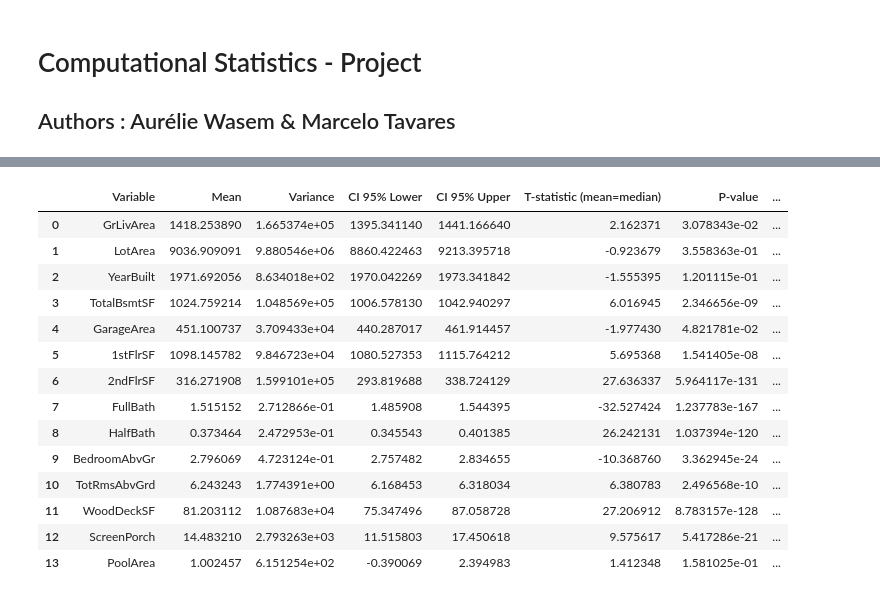
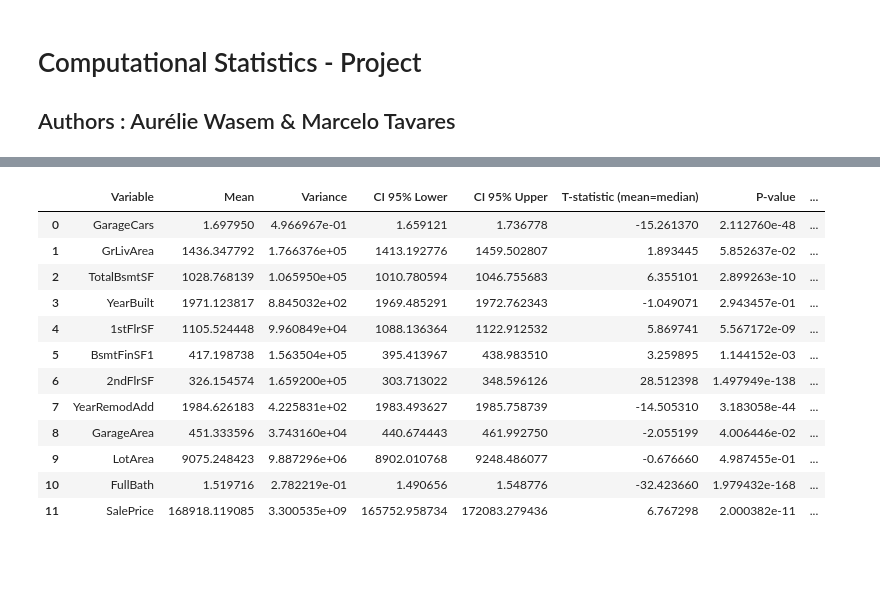
Before and after one commit to decimoplays/CStat-Project, a Jupyter notebook: cstat-project.ipynb, the cells around one changed output, grey strips where cells are left out. Cells and saved outputs as stored; diff of their text form; code cells hidden in the pictures; blank space fills up the shorter version.

```diff
--- a/cstat-project.ipynb
+++ b/cstat-project.ipynb
@@ -81,13 +213,14 @@ def detect_outliers_iqr(data):
 
 # Stocker les seuils pour chaque variable
 outlier_bounds = []
-outlier_filtered_df = train_df.copy()
+outlier_filtered_df = top_features_df.copy()
 
-for var in lst:
-    # MARCELO: ajouté OverallQual car c'est une variable catégorielle
-    if var == 'PoolArea' or var == 'ScreenPorch' or var == 'OverallQual':
+for var in top_features_df.columns:
+    if not pd.api.types.is_numeric_dtype(top_features_df[var]) or pd.api.types.is_bool_dtype(top_features_df[var]):
         continue
-    series = train_df[var].dropna()
+    if var == 'SalePrice':
+        continue
+    series = top_features_df[var].dropna()
     lower, upper = detect_outliers_iqr(series)
 
     # Enregistrer les bornes
@@ -102,8 +235,8 @@ for var in lst:
     # Supprimer les outliers dans une copie du DataFrame
     outlier_filtered_df = outlier_filtered_df[(outlier_filtered_df[var] >= lower) & (outlier_filtered_df[var] <= upper)]
 
-# MARCELO: ajouté gestion des valeurs extrêmes pour SalePrice
-series = train_df[salePrice].dropna()
+# Gestion des valeurs extrêmes pour SalePrice
+series = top_features_df[salePrice].dropna()
 lower, upper = detect_outliers_iqr(series)
 outlier_bounds.append({
     'Variable': salePrice,
@@ -118,10 +251,7 @@ outlier_filtered_df = outlier_filtered_df[(outlier_filtered_df[salePrice] >= low
 # Résumé sous forme de tableau
 outlier_bounds_df = pd.DataFrame(outlier_bounds)
 
-# Afficher les seuils pour l'utilisateur
-#import ace_tools as tools; tools.display_dataframe_to_user(name="Outlier Thresholds (IQR Method)", dataframe=outlier_bounds_df)
-
 # Enregistrer le DataFrame filtré sans outliers pour usage futur
-filtered_df = outlier_filtered_df.copy().filter(lst + [salePrice])
+filtered_df = outlier_filtered_df.copy().filter(top_features_df.columns)
 filtered_df
 # %% [output]
@@ -195,53 +324,50 @@ strong multicollinearity or other numerical problems.
 results = []
 
 # Pour chaque variable
-for var in lst:
-    # MARCELO: bloquer l'usage d'OverallQual car pas de moyenne possible
-    if var == 'OverallQual':
+for var in filtered_df.columns:
+    if not pd.api.types.is_numeric_dtype(filtered_df[var]) or pd.api.types.is_bool_dtype(filtered_df[var]):
         continue
     data = filtered_df[var].dropna()  # On enlève les valeurs manquantes
     mean = data.mean()
     variance = data.var()
     n = len(data)
     std_err = stats.sem(data)
 
     # Intervalle de confiance à 95%
     ci_low, ci_high = stats.t.interval(0.95, df=n-1, loc=mean, scale=std_err)
 
     # Test d'hypothèse: H0 : mean = median
     median = np.median(data)
     t_stat, p_value = stats.ttest_1samp(data, median)
 
     results.append({
         'Variable': var,
         'Mean': mean,
         'Variance': variance,
         'CI 95% Lower': ci_low,
         'CI 95% Upper': ci_high,
         'T-statistic (mean=median)': t_stat,
         'P-value': p_value
     })
 
 # Résultats dans un DataFrame
 results_df = pd.DataFrame(results)
 results_df['Significatif ?'] = results_df['P-value'].apply(lambda p: 'Oui' if p < 0.05 else 'Non')
 results_df
 # %% [output]
 |  | Variable | Mean | Variance | CI 95% Lower | CI 95% Upper | T-statistic (mean=median) | P-value | ... |
-| 0 | GrLivArea | 1418.253890 | 1.665374e+05 | 1395.341140 | 1441.166640 | 2.162371 | 3.078343e-02 | ... |
-| 1 | LotArea | 9036.909091 | 9.880546e+06 | 8860.422463 | 9213.395718 | -0.923679 | 3.558363e-01 | ... |
-| 2 | YearBuilt | 1971.692056 | 8.634018e+02 | 1970.042269 | 1973.341842 | -1.555395 | 1.201115e-01 | ... |
-| 3 | TotalBsmtSF | 1024.759214 | 1.048569e+05 | 1006.578130 | 1042.940297 | 6.016945 | 2.346656e-09 | ... |
-| 4 | GarageArea | 451.100737 | 3.709433e+04 | 440.287017 | 461.914457 | -1.977430 | 4.821781e-02 | ... |
-| 5 | 1stFlrSF | 1098.145782 | 9.846723e+04 | 1080.527353 | 1115.764212 | 5.695368 | 1.541405e-08 | ... |
-| 6 | 2ndFlrSF | 316.271908 | 1.599101e+05 | 293.819688 | 338.724129 | 27.636337 | 5.964117e-131 | ... |
-| 7 | FullBath | 1.515152 | 2.712866e-01 | 1.485908 | 1.544395 | -32.527424 | 1.237783e-167 | ... |
-| 8 | HalfBath | 0.373464 | 2.472953e-01 | 0.345543 | 0.401385 | 26.242131 | 1.037394e-120 | ... |
-| 9 | BedroomAbvGr | 2.796069 | 4.723124e-01 | 2.757482 | 2.834655 | -10.368760 | 3.362945e-24 | ... |
-| 10 | TotRmsAbvGrd | 6.243243 | 1.774391e+00 | 6.168453 | 6.318034 | 6.380783 | 2.496568e-10 | ... |
-| 11 | WoodDeckSF | 81.203112 | 1.087683e+04 | 75.347496 | 87.058728 | 27.206912 | 8.783157e-128 | ... |
-| 12 | ScreenPorch | 14.483210 | 2.793263e+03 | 11.515803 | 17.450618 | 9.575617 | 5.417286e-21 | ... |
-| 13 | PoolArea | 1.002457 | 6.151254e+02 | -0.390069 | 2.394983 | 1.412348 | 1.581025e-01 | ... |
+| 0 | GarageCars | 1.697950 | 4.966967e-01 | 1.659121 | 1.736778 | -15.261370 | 2.112760e-48 | ... |
+| 1 | GrLivArea | 1436.347792 | 1.766376e+05 | 1413.192776 | 1459.502807 | 1.893445 | 5.852637e-02 | ... |
+| 2 | TotalBsmtSF | 1028.768139 | 1.065950e+05 | 1010.780594 | 1046.755683 | 6.355101 | 2.899263e-10 | ... |
+| 3 | YearBuilt | 1971.123817 | 8.845032e+02 | 1969.485291 | 1972.762343 | -1.049071 | 2.943457e-01 | ... |
+| 4 | 1stFlrSF | 1105.524448 | 9.960849e+04 | 1088.136364 | 1122.912532 | 5.869741 | 5.567172e-09 | ... |
+| 5 | BsmtFinSF1 | 417.198738 | 1.563504e+05 | 395.413967 | 438.983510 | 3.259895 | 1.144152e-03 | ... |
+| 6 | 2ndFlrSF | 326.154574 | 1.659200e+05 | 303.713022 | 348.596126 | 28.512398 | 1.497949e-138 | ... |
+| 7 | YearRemodAdd | 1984.626183 | 4.225831e+02 | 1983.493627 | 1985.758739 | -14.505310 | 3.183058e-44 | ... |
+| 8 | GarageArea | 451.333596 | 3.743160e+04 | 440.674443 | 461.992750 | -2.055199 | 4.006446e-02 | ... |
+| 9 | LotArea | 9075.248423 | 9.887296e+06 | 8902.010768 | 9248.486077 | -0.676660 | 4.987455e-01 | ... |
+| 10 | FullBath | 1.519716 | 2.782219e-01 | 1.490656 | 1.548776 | -32.423660 | 1.979432e-168 | ... |
+| 11 | SalePrice | 168918.119085 | 3.300535e+09 | 165752.958734 | 172083.279436 | 6.767298 | 2.000382e-11 | ... |
 # %%
 # DataFrame pour stocker les résultats
 regression_results = []
```
Also changed, not shown: parts of 13 cells of this notebook.
